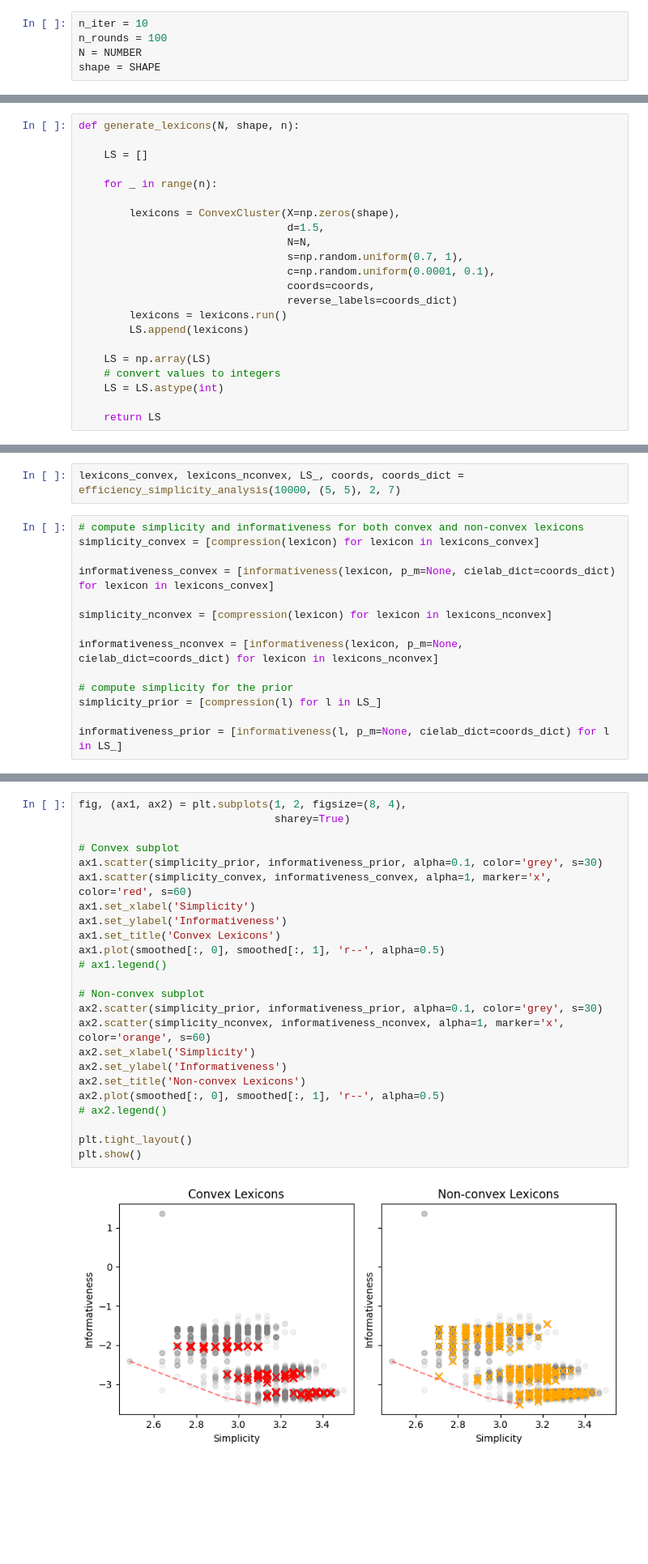
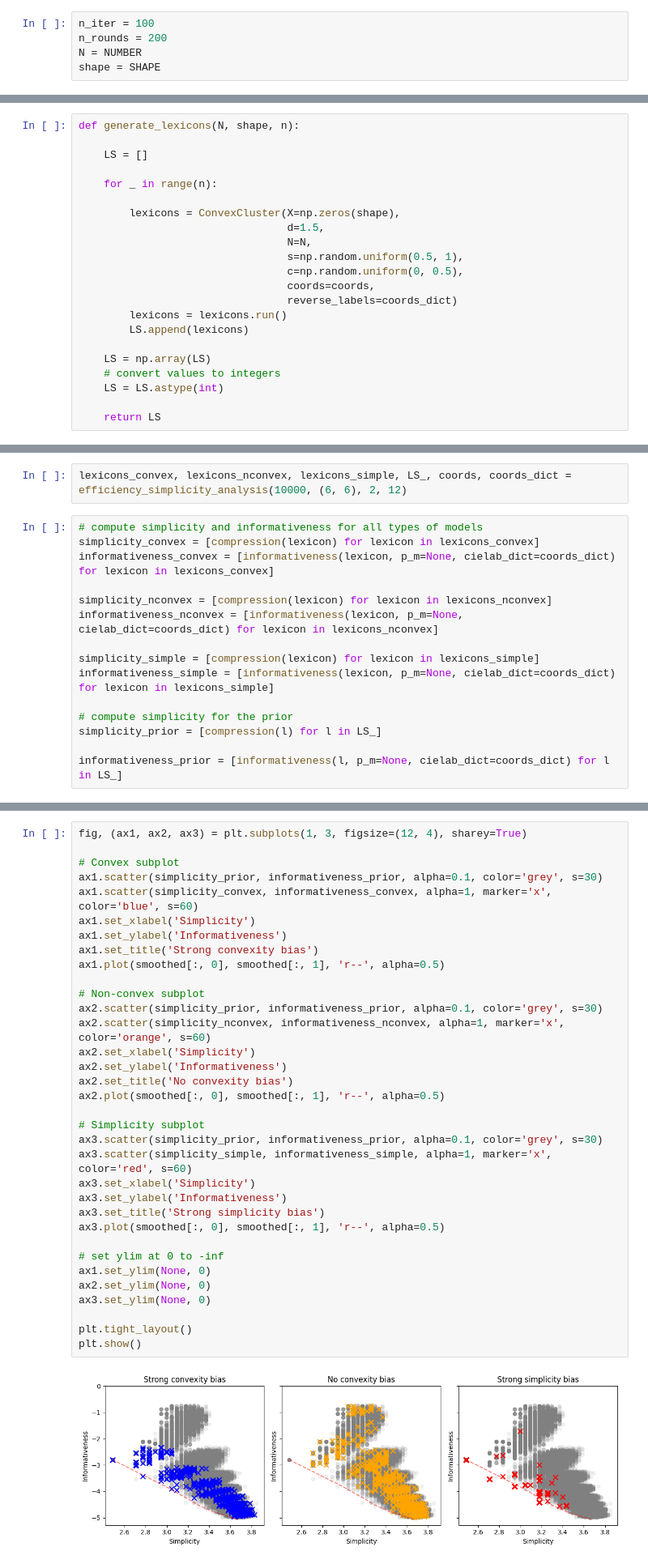
Before and after one commit to alexeykosh/2024-convexity-efficient-communication, a Jupyter notebook: RSA-model.ipynb, the cells around one changed output, grey strips where cells are left out. Shown at 81% size. Saved outputs shown, nothing was run; the diff lists cells and outputs as text; blank space fills up the shorter version.

```diff
--- a/RSA-model.ipynb
+++ b/RSA-model.ipynb
@@ -347,6 +353,6 @@ def calculate_normalized_mutual_info(data, n_iter, n_rounds):
 # %%
-n_iter = 10
-n_rounds = 100
+n_iter = 100
+n_rounds = 200
 N = NUMBER
 shape = SHAPE
 # %%
@@ -552,8 +526,8 @@ def generate_lexicons(N, shape, n):
         lexicons = ConvexCluster(X=np.zeros(shape),
                                  d=1.5,
                                  N=N,
-                                 s=np.random.uniform(0.7, 1),
-                                 c=np.random.uniform(0.0001, 0.1),
+                                 s=np.random.uniform(0.5, 1),
+                                 c=np.random.uniform(0, 0.5),
                                  coords=coords,
                                  reverse_labels=coords_dict)
         lexicons = lexicons.run()
@@ -636,14 +629,15 @@ def efficiency_simplicity_analysis(n, shape, N_min, N_max):
 # %%
-lexicons_convex, lexicons_nconvex, LS_, coords, coords_dict = efficiency_simplicity_analysis(10000, (5, 5), 2, 7)
+lexicons_convex, lexicons_nconvex, lexicons_simple, LS_, coords, coords_dict = efficiency_simplicity_analysis(10000, (6, 6), 2, 12)
 # %%
-# compute simplicity and informativeness for both convex and non-convex lexicons
+# compute simplicity and informativeness for all types of models
 simplicity_convex = [compression(lexicon) for lexicon in lexicons_convex]
-
 informativeness_convex = [informativeness(lexicon, p_m=None, cielab_dict=coords_dict) for lexicon in lexicons_convex]
 
 simplicity_nconvex = [compression(lexicon) for lexicon in lexicons_nconvex]
+informativeness_nconvex = [informativeness(lexicon, p_m=None, cielab_dict=coords_dict) for lexicon in lexicons_nconvex]
 
-informativeness_nconvex = [informativeness(lexicon, p_m=None, cielab_dict=coords_dict) for lexicon in lexicons_nconvex]
+simplicity_simple = [compression(lexicon) for lexicon in lexicons_simple]
+informativeness_simple = [informativeness(lexicon, p_m=None, cielab_dict=coords_dict) for lexicon in lexicons_simple]
 
 # compute simplicity for the prior
 simplicity_prior = [compression(l) for l in LS_]
@@ -662,28 +655,38 @@ x_pareto, y_pareto = zip(*pareto_front_points)
 lowess = sm.nonparametric.lowess
 smoothed = lowess(y_pareto, x_pareto)
 # %%
-fig, (ax1, ax2) = plt.subplots(1, 2, figsize=(8, 4),
-                               sharey=True)
+fig, (ax1, ax2, ax3) = plt.subplots(1, 3, figsize=(12, 4), sharey=True)
 
 # Convex subplot
 ax1.scatter(simplicity_prior, informativeness_prior, alpha=0.1, color='grey', s=30)
-ax1.scatter(simplicity_convex, informativeness_convex, alpha=1, marker='x', color='red', s=60)
+ax1.scatter(simplicity_convex, informativeness_convex, alpha=1, marker='x', color='blue', s=60)
 ax1.set_xlabel('Simplicity')
 ax1.set_ylabel('Informativeness')
-ax1.set_title('Convex Lexicons')
+ax1.set_title('Strong convexity bias')
 ax1.plot(smoothed[:, 0], smoothed[:, 1], 'r--', alpha=0.5)
-# ax1.legend()
 
 # Non-convex subplot
 ax2.scatter(simplicity_prior, informativeness_prior, alpha=0.1, color='grey', s=30)
 ax2.scatter(simplicity_nconvex, informativeness_nconvex, alpha=1, marker='x', color='orange', s=60)
 ax2.set_xlabel('Simplicity')
 ax2.set_ylabel('Informativeness')
-ax2.set_title('Non-convex Lexicons')
+ax2.set_title('No convexity bias')
 ax2.plot(smoothed[:, 0], smoothed[:, 1], 'r--', alpha=0.5)
-# ax2.legend()
+
+# Simplicity subplot
+ax3.scatter(simplicity_prior, informativeness_prior, alpha=0.1, color='grey', s=30)
+ax3.scatter(simplicity_simple, informativeness_simple, alpha=1, marker='x', color='red', s=60)
+ax3.set_xlabel('Simplicity')
+ax3.set_ylabel('Informativeness')
+ax3.set_title('Strong simplicity bias')
+ax3.plot(smoothed[:, 0], smoothed[:, 1], 'r--', alpha=0.5)
+
+# set ylim at 0 to -inf
+ax1.set_ylim(None, 0)
+ax2.set_ylim(None, 0)
+ax3.set_ylim(None, 0)
 
 plt.tight_layout()
 plt.show()
 # %% [output]
-[figure, old version]
+[figure, new version]
```
Also changed, not shown: parts of 30 cells of this notebook, 1 other file.
